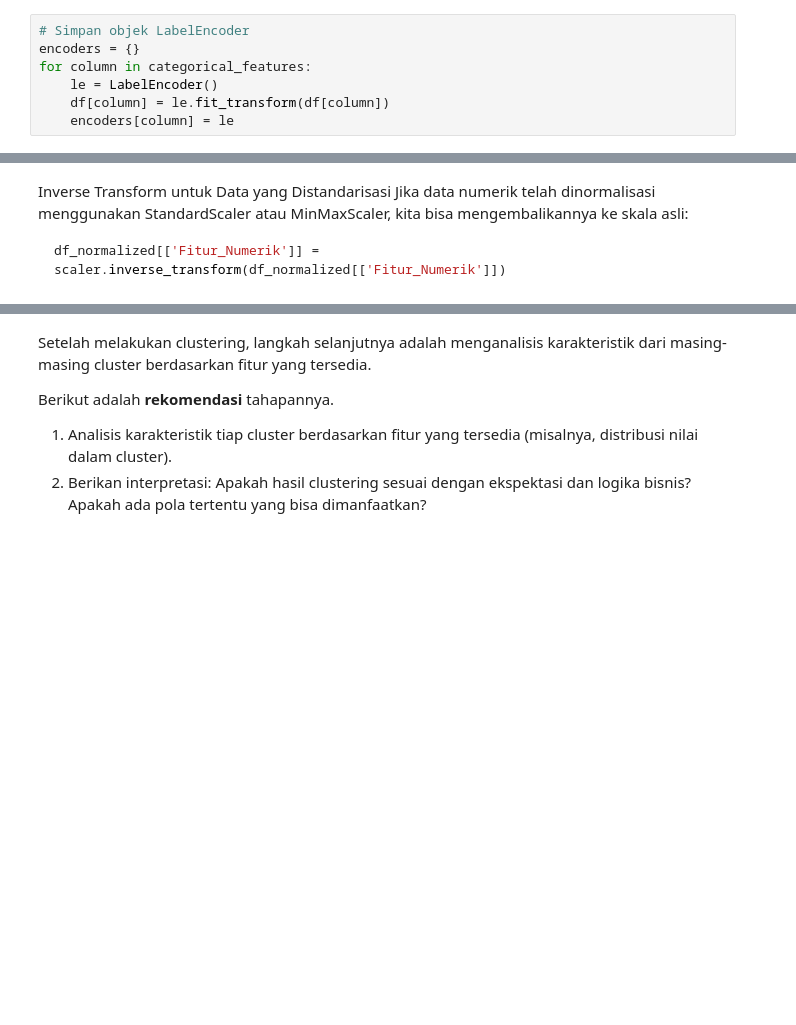
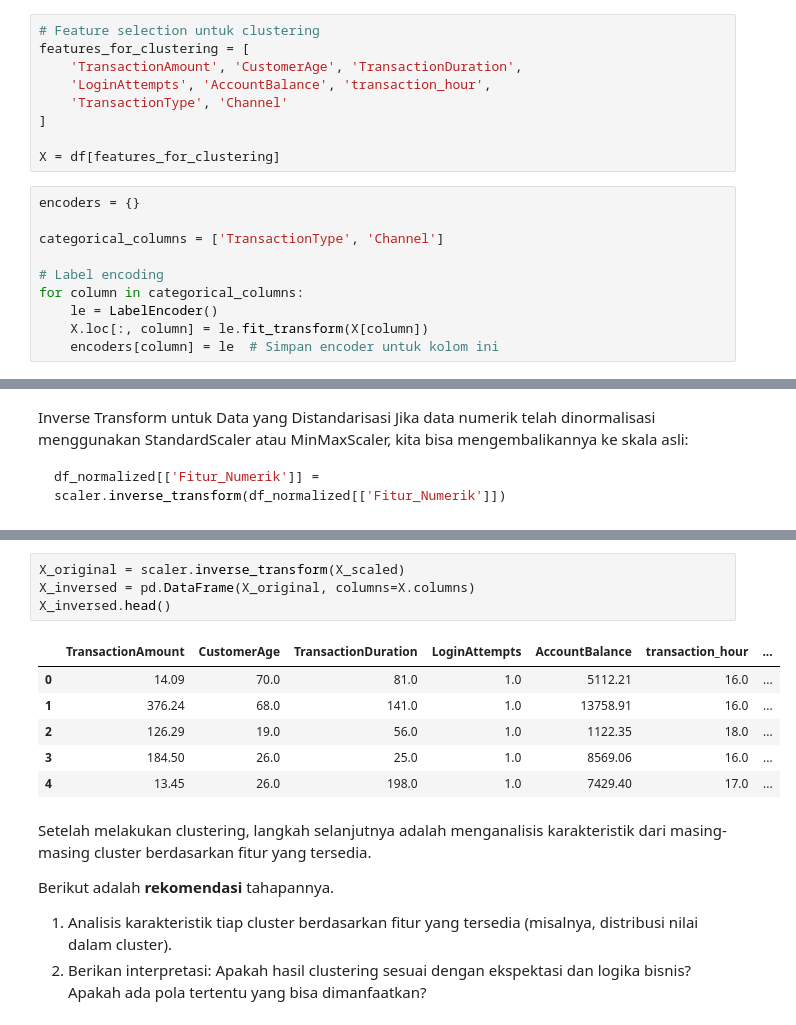
Before and after one commit to FendyDeveloper/Bank-Transaction-Dataset-for-Fraud-Detection, a Jupyter notebook: [Clustering]_Submission_Akhir_BMLP_Fendy_Rahmat.ipynb, the cells around one changed output, grey strips where cells are left out. Drawn from its saved outputs; the diff is of its cells as text; blank space fills up the shorter version.

```diff
--- a/[Clustering]_Submission_Akhir_BMLP_Fendy_Rahmat.ipynb
+++ b/[Clustering]_Submission_Akhir_BMLP_Fendy_Rahmat.ipynb
@@ -400,10 +409,22 @@ df.head()
 | 2 | 126.29 | 2023-07-10 18:16:08 | Debit | Mesa | Online | 19.0 | ... |
 | 3 | 184.50 | 2023-05-05 16:32:11 | Debit | Raleigh | Online | 26.0 | ... |
 | 4 | 13.45 | 2023-10-16 17:51:24 | Credit | Atlanta | Online | 26.0 | ... |
+# %%
+# Feature selection untuk clustering
+features_for_clustering = [
+    'TransactionAmount', 'CustomerAge', 'TransactionDuration',
+    'LoginAttempts', 'AccountBalance', 'transaction_hour',
+    'TransactionType', 'Channel'
+]
+
+X = df[features_for_clustering]
 # %%
-# Simpan objek LabelEncoder
 encoders = {}
-for column in categorical_features:
+
+categorical_columns = ['TransactionType', 'Channel']
+
+# Label encoding
+for column in categorical_columns:
     le = LabelEncoder()
-    df[column] = le.fit_transform(df[column])
-    encoders[column] = le
+    X.loc[:, column] = le.fit_transform(X[column])
+    encoders[column] = le  # Simpan encoder untuk kolom ini
@@ -723,3 +659,14 @@ df.head()
+# %%
+X_original = scaler.inverse_transform(X_scaled)
+X_inversed = pd.DataFrame(X_original, columns=X.columns)
+X_inversed.head()
+# %% [output]
+|  | TransactionAmount | CustomerAge | TransactionDuration | LoginAttempts | AccountBalance | transaction_hour | ... |
+| 0 | 14.09 | 70.0 | 81.0 | 1.0 | 5112.21 | 16.0 | ... |
+| 1 | 376.24 | 68.0 | 141.0 | 1.0 | 13758.91 | 16.0 | ... |
+| 2 | 126.29 | 19.0 | 56.0 | 1.0 | 1122.35 | 18.0 | ... |
+| 3 | 184.50 | 26.0 | 25.0 | 1.0 | 8569.06 | 16.0 | ... |
+| 4 | 13.45 | 26.0 | 198.0 | 1.0 | 7429.40 | 17.0 | ... |
 # %% [markdown]
 Setelah melakukan clustering, langkah selanjutnya adalah menganalisis karakteristik dari masing-masing cluster berdasarkan fitur yang tersedia.
 
```
Also changed, not shown: parts of 25 cells of this notebook.
